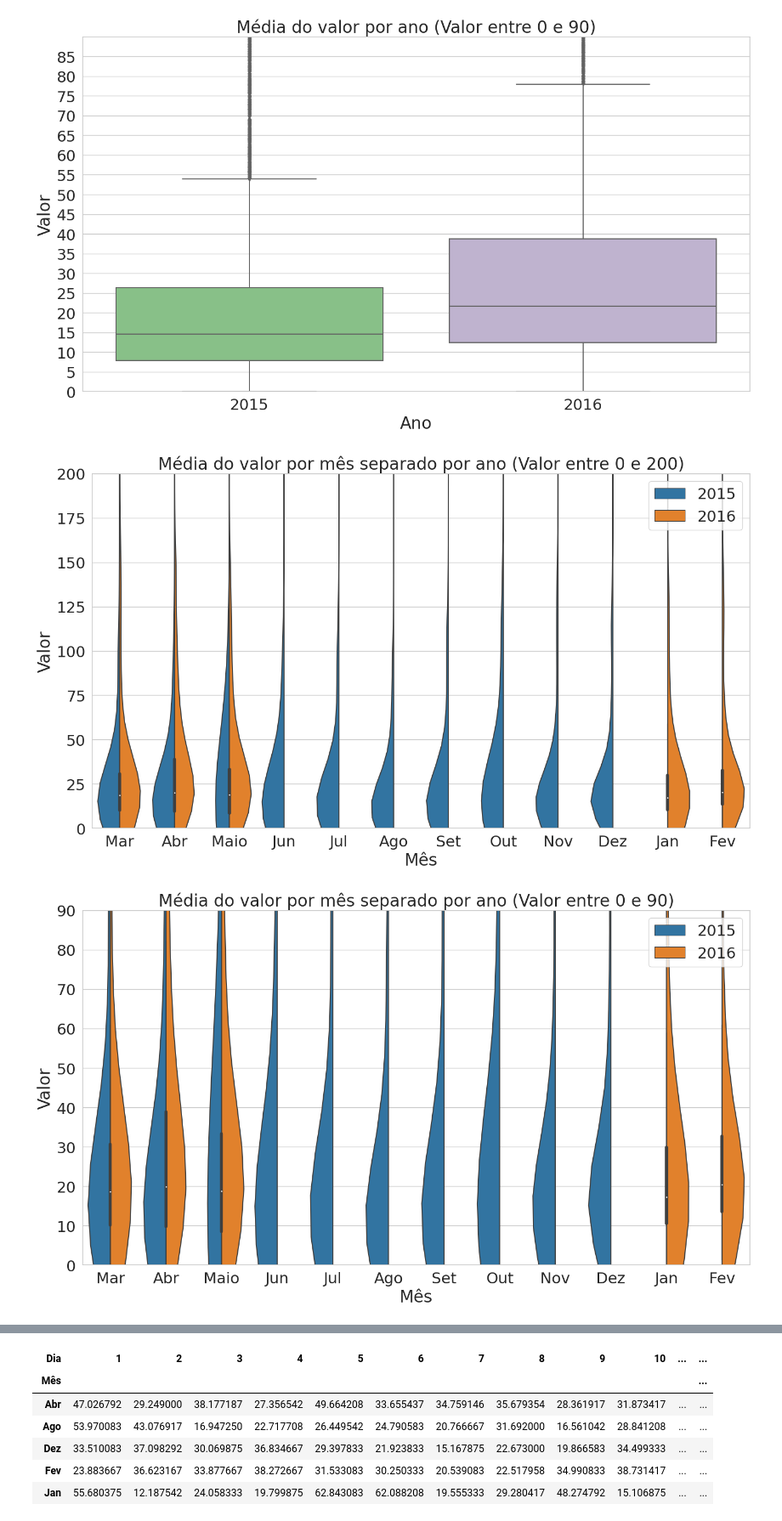
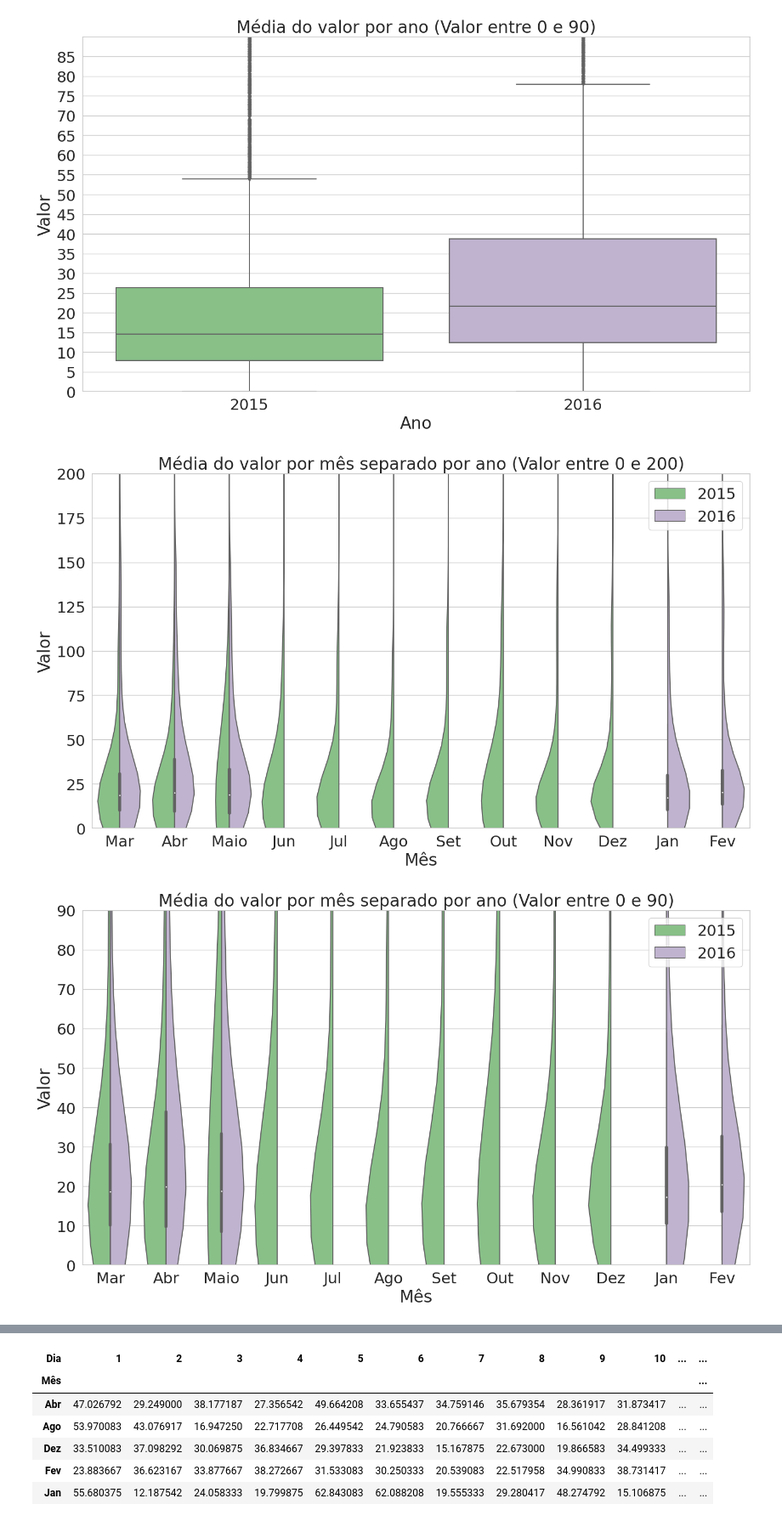
Before and after one commit to marcosvilela/modelagem-analitica-20.3, a Jupyter notebook: source/Fernando/Fernando-AnaliseExploratoria.ipynb, the cells around one changed output, grey strips where cells are left out. Shown at 85% size. Drawn from its saved outputs; the diff is of its cells as text; code cells hidden in the pictures.

```diff
--- a/source/Fernando/Fernando-AnaliseExploratoria.ipynb
+++ b/source/Fernando/Fernando-AnaliseExploratoria.ipynb
@@ -151,3 +151,12 @@ full_df.describe()
 | 50% | 16.691000 | 16.000000 | 2015.000000 | 12.000000 | 0.0 |
 | 75% | 30.449250 | 23.000000 | 2016.000000 | 17.750000 | 0.0 |
 | max | 989.000000 | 31.000000 | 2016.000000 | 23.000000 | 0.0 |
+# %%
+plt.figure(figsize=(20,9), dpi=100)
+
+sns.set_style('whitegrid')
+sns.set_context('notebook', font_scale = 2.5)
+
+sns.countplot(x='Ano',data = full_df, palette='Set2')
+
+plt.tight_layout()
@@ -153,0 +171,8 @@ full_df.describe()
+# %%
+plt.figure(figsize=(20,9), dpi=100)
+
+sns.set_context('notebook', font_scale = 2)
+
+sns.countplot(x='Mês', data = full_df, palette='Set2')
+
+plt.tight_layout()
@@ -153,0 +181,10 @@ full_df.describe()
+# %%
+plt.figure(figsize=(20,9), dpi=100)
+
+sns.set_context('notebook', font_scale = 2)
+
+sns.countplot(x='Mês', data = full_df, hue = 'Ano', palette='Set2')
+
+plt.legend(loc=0)
+
+plt.tight_layout()
@@ -207,7 +245,7 @@ plt.figure(figsize=(15,9), dpi=100)
 
 plt.title('Média do valor por mês separado por ano (Valor entre 0 e 200)')
 
-sns.violinplot(x = 'Mês', y = 'Valor', data = full_df, hue='Ano', split = True)
+sns.violinplot(x = 'Mês', y = 'Valor', data = full_df, hue='Ano', split = True, palette='Accent')
 
 plt.ylim([0,200])
 
@@ -217,23 +255,23 @@ plt.legend(loc=0)
 
 plt.tight_layout()
 # %% [output]
-[figure, old version]
+[figure, new version]
 # %%
 plt.figure(figsize=(15,9), dpi=100)
 
 plt.title('Média do valor por mês separado por ano (Valor entre 0 e 90)')
 
-sns.violinplot(x = 'Mês', y = 'Valor', data = full_df, hue='Ano', split = True)
+sns.violinplot(x = 'Mês', y = 'Valor', data = full_df, hue='Ano', split = True, palette='Accent')
 
 plt.ylim([0,90])
 
 #plt.yticks(np.arange(0,90,5))
 
 plt.legend(loc=0)
 
 plt.tight_layout()
 # %% [output]
-[figure, old version]
+[figure, new version]
 # %%
 plt.figure(figsize=(15,9), dpi=100)
 
```
Also changed, not shown: parts of 19 cells of this notebook.
